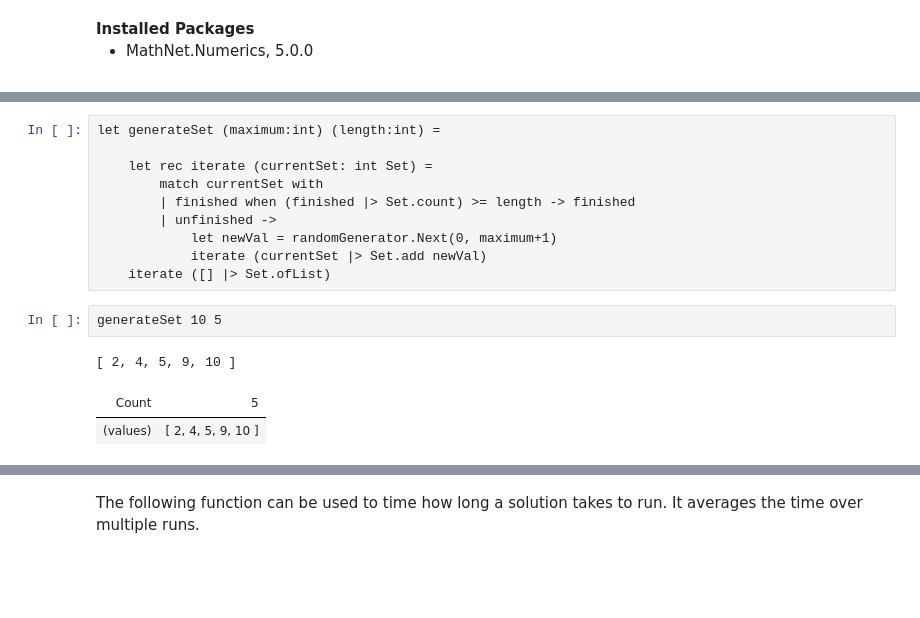
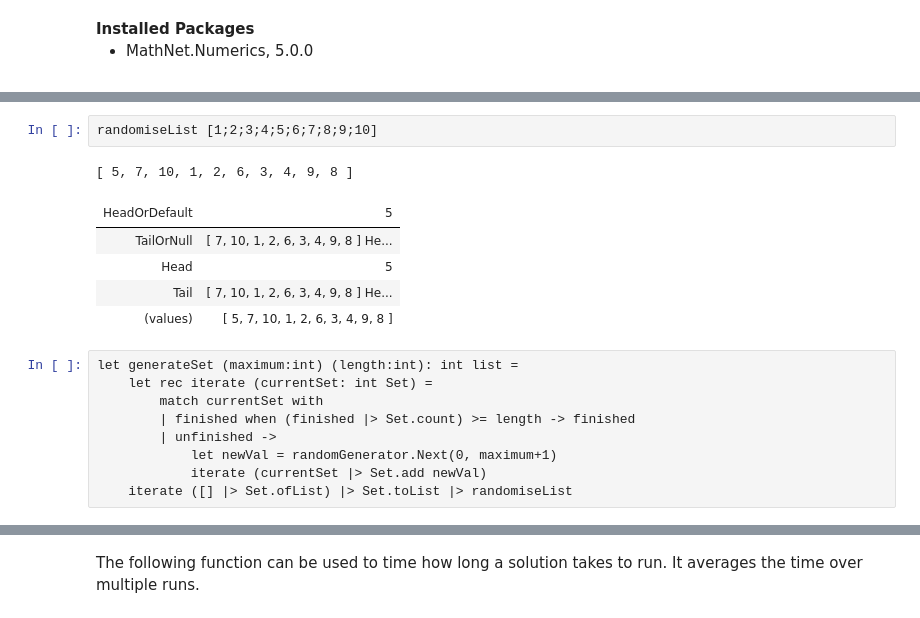
Before and after one commit to abcoates/smallest-free-number, a Jupyter notebook: smallest-free-number-fsharp.ipynb, the cells around one changed output, grey strips where cells are left out. Cells and saved outputs as stored; diff of their text form; blank space fills up the shorter version.

```diff
--- a/smallest-free-number-fsharp.ipynb
+++ b/smallest-free-number-fsharp.ipynb
@@ -87,17 +122,19 @@ let randomGenerator = Random()
+# %%
+randomiseList [1;2;3;4;5;6;7;8;9;10]
+# %% [output]
+[ 5, 7, 10, 1, 2, 6, 3, 4, 9, 8 ]
+| HeadOrDefault | 5 |
+| TailOrNull | [ 7, 10, 1, 2, 6, 3, 4, 9, 8 ] He... |
+| Head | 5 |
+| Tail | [ 7, 10, 1, 2, 6, 3, 4, 9, 8 ] He... |
+| (values) | [ 5, 7, 10, 1, 2, 6, 3, 4, 9, 8 ] |
 # %%
-let generateSet (maximum:int) (length:int) =
-
+let generateSet (maximum:int) (length:int): int list =
     let rec iterate (currentSet: int Set) =
         match currentSet with
         | finished when (finished |> Set.count) >= length -> finished
         | unfinished ->
             let newVal = randomGenerator.Next(0, maximum+1)
             iterate (currentSet |> Set.add newVal)
-    iterate ([] |> Set.ofList)
+    iterate ([] |> Set.ofList) |> Set.toList |> randomiseList
-# %%
-generateSet 10 5
-# %% [output]
-[ 2, 4, 5, 9, 10 ]
-| Count | 5 |
-| (values) | [ 2, 4, 5, 9, 10 ] |
 # %%
```
Also changed, not shown: parts of 41 cells of this notebook, 1 other file.
